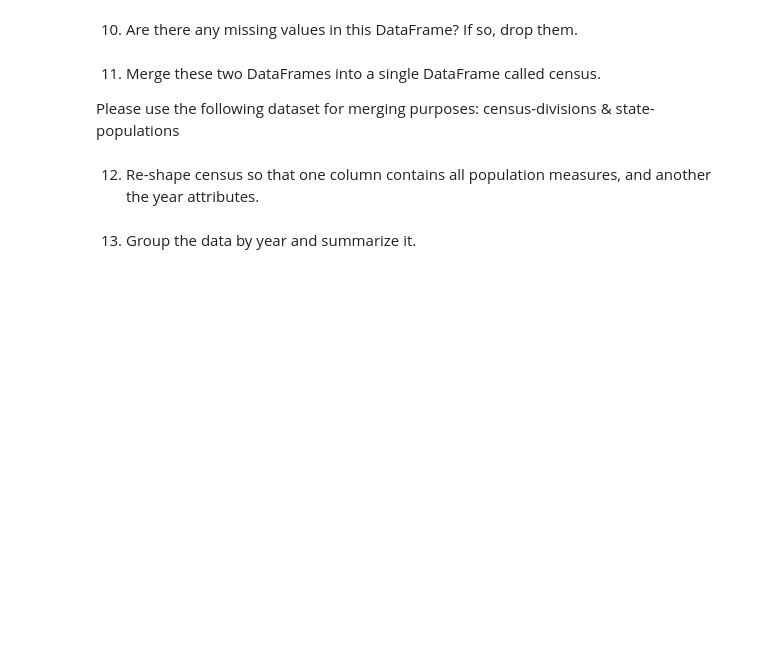
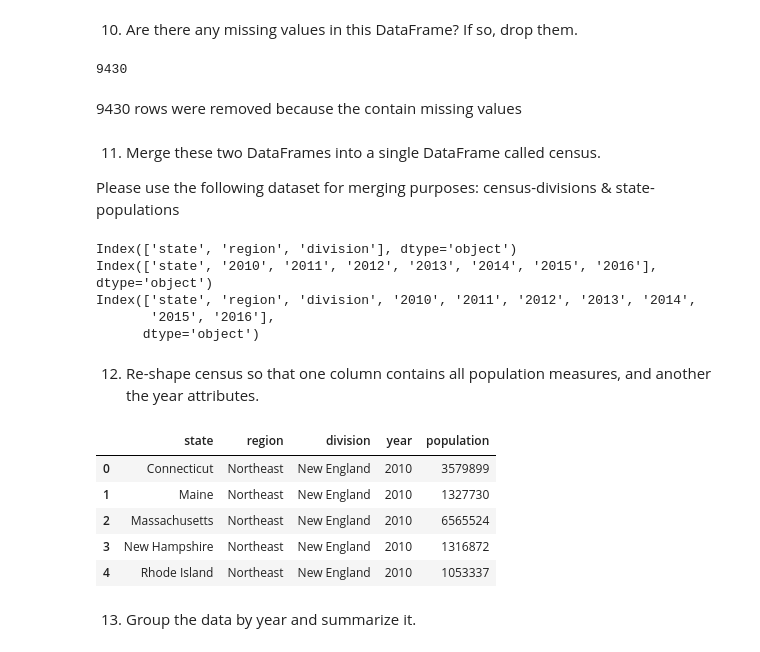
Before and after one commit to rfryrice/data-science, a Jupyter notebook: Week 3 Pandas Assignment.ipynb, the cells around one changed output. Cells and saved outputs as stored; diff of their text form; code cells hidden in the pictures; blank space fills up the shorter version.

```diff
--- a/Week 3 Pandas Assignment.ipynb
+++ b/Week 3 Pandas Assignment.ipynb
@@ -171,8 +167,38 @@ nycflights13.head()
+# %%
+datadiff = old-new
+print(datadiff)
+# %% [output]
+9430
+# %% [markdown]
+9430 rows were removed because the contain missing values
 # %% [markdown]
 11. Merge these two DataFrames into a single DataFrame called census.
 
 Please use the following dataset for merging purposes: census-divisions & state-populations
+# %%
+census = pd.read_csv('datasets/census-divisions.csv')
+print(census.columns)
+state = pd.read_csv('datasets/state-populations.csv')
+print(state.columns)
+census = census.merge(state)
+print(census.columns)
+# %% [output]
+Index(['state', 'region', 'division'], dtype='object')
+Index(['state', '2010', '2011', '2012', '2013', '2014', '2015', '2016'], dtype='object')
+Index(['state', 'region', 'division', '2010', '2011', '2012', '2013', '2014',
+       '2015', '2016'],
+      dtype='object')
 # %% [markdown]
 12. Re-shape census so that one column contains all population measures, and another the year attributes.
+# %%
+re_census = census.melt(id_vars=['state','region','division'],var_name='year',value_name='population')
+re_census.head()
+# %% [output]
+|  | state | region | division | year | population |
+| 0 | Connecticut | Northeast | New England | 2010 | 3579899 |
+| 1 | Maine | Northeast | New England | 2010 | 1327730 |
+| 2 | Massachusetts | Northeast | New England | 2010 | 6565524 |
+| 3 | New Hampshire | Northeast | New England | 2010 | 1316872 |
+| 4 | Rhode Island | Northeast | New England | 2010 | 1053337 |
 # %% [markdown]
 13. Group the data by year and summarize it.
```
Also changed, not shown: parts of 9 cells of this notebook.
